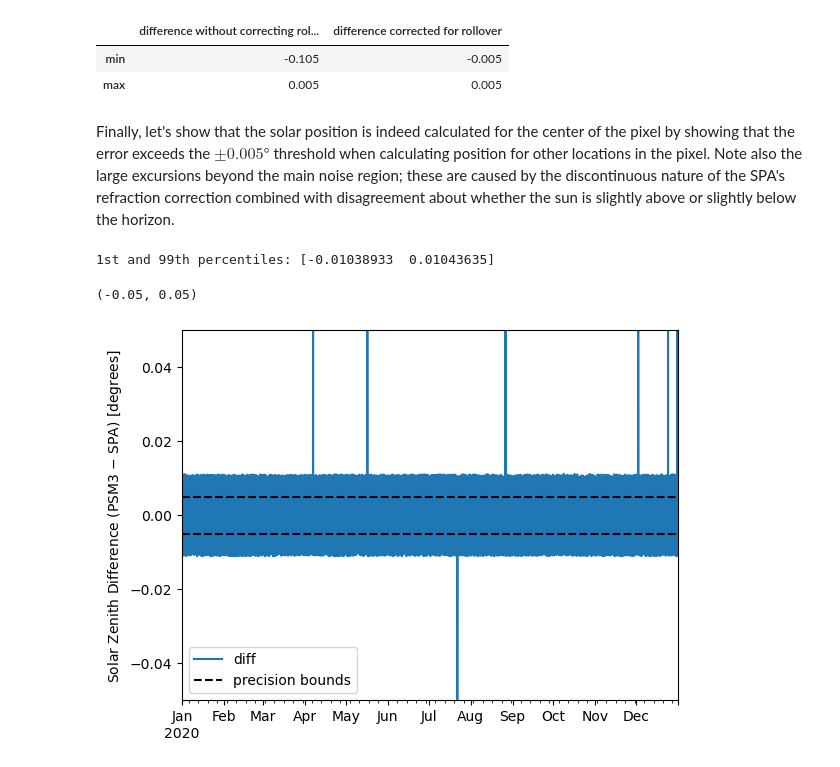
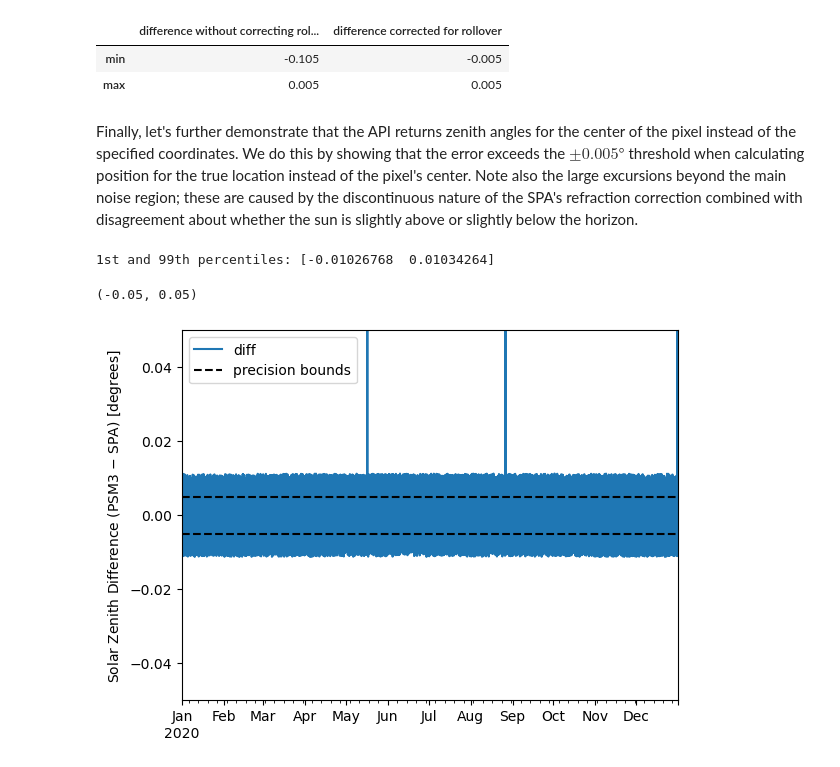
Before and after one commit to AssessingSolar/unofficial-psm3-userguide, a Jupyter notebook: source/pages/solar-position.ipynb, the cells around one changed output. Saved outputs shown, nothing was run; the diff lists cells and outputs as text; code cells hidden in the pictures.

Commit message:
Clarify discussion regarding solar position being calculated for the pixel center (#5)

```diff
--- a/source/pages/solar-position.ipynb
+++ b/source/pages/solar-position.ipynb
@@ -14,7 +14,8 @@ import numpy as np
 import matplotlib.pyplot as plt
 # %%
 # fetch an example PSM3 dataset
-df, meta = pvlib.iotools.get_psm3(40.00, -80.01,
+lat, lon = 40.005, -80.015  # not at the center/on edge of pixel
+df, meta = pvlib.iotools.get_psm3(lat, lon,
                                   api_key='DEMO_KEY', email='assessingsolar@gmail.com',
                                   names=2020, interval=5, map_variables=True, leap_day=True,
                                   attributes=['solar_zenith_angle', 'air_temperature', 'surface_pressure'])
@@ -77,24 +84,24 @@ difference.describe().loc[['min', 'max']].round(3)
 | min | -0.105 | -0.005 |
 | max | 0.005 | 0.005 |
 # %% [markdown]
-Finally, let's show that the solar position is indeed calculated for the center of the pixel by showing that the error exceeds the $\pm 0.005°$ threshold when calculating position for other locations in the pixel. Note also the large excursions beyond the main noise region; these are caused by the discontinuous nature of the SPA's refraction correction combined with disagreement about whether the sun is slightly above or slightly below the horizon.
+Finally, let's further demonstrate that the API returns zenith angles for the center of the pixel instead of the specified coordinates.  We do this by showing that the error exceeds the $\pm 0.005°$ threshold when calculating position for the true location instead of the pixel's center. Note also the large excursions beyond the main noise region; these are caused by the discontinuous nature of the SPA's refraction correction combined with disagreement about whether the sun is slightly above or slightly below the horizon.
 # %%
-sp3 = pvlib.solarposition.spa_python(df.index, 40.00, -80.018, altitude=meta['altitude'], temperature=df['temp_air'], pressure=df['pressure'])
+sp3 = pvlib.solarposition.spa_python(df.index, lat, lon, altitude=meta['altitude'], temperature=df['temp_air'], pressure=df['pressure'])
 
 aux = pd.DataFrame({'psm3': df['solar_zenith'], 'spa': sp3['apparent_zenith']})
 aux['diff'] = aux['psm3'] - aux['spa']
 aux['diff'].plot()
 print('1st and 99th percentiles:', aux['diff'].quantile([0.01, 0.99]).values)
 
 plt.ylabel('Solar Zenith Difference (PSM3 $-$ SPA) [degrees]')
 plt.axhline(+0.005, ls='--', c='k', label='precision bounds')
 plt.legend()
 plt.axhline(-0.005, ls='--', c='k')
 plt.ylim(-0.05, 0.05)
 # %% [output]
-1st and 99th percentiles: [-0.01038933  0.01043635]
+1st and 99th percentiles: [-0.01026768  0.01034264]
 (-0.05, 0.05)
-[figure, old version]
+[figure, new version]
 # %%
 %load_ext watermark
 %watermark --iversions -u -d -t
```
Also changed, not shown: parts of 4 cells of this notebook.
